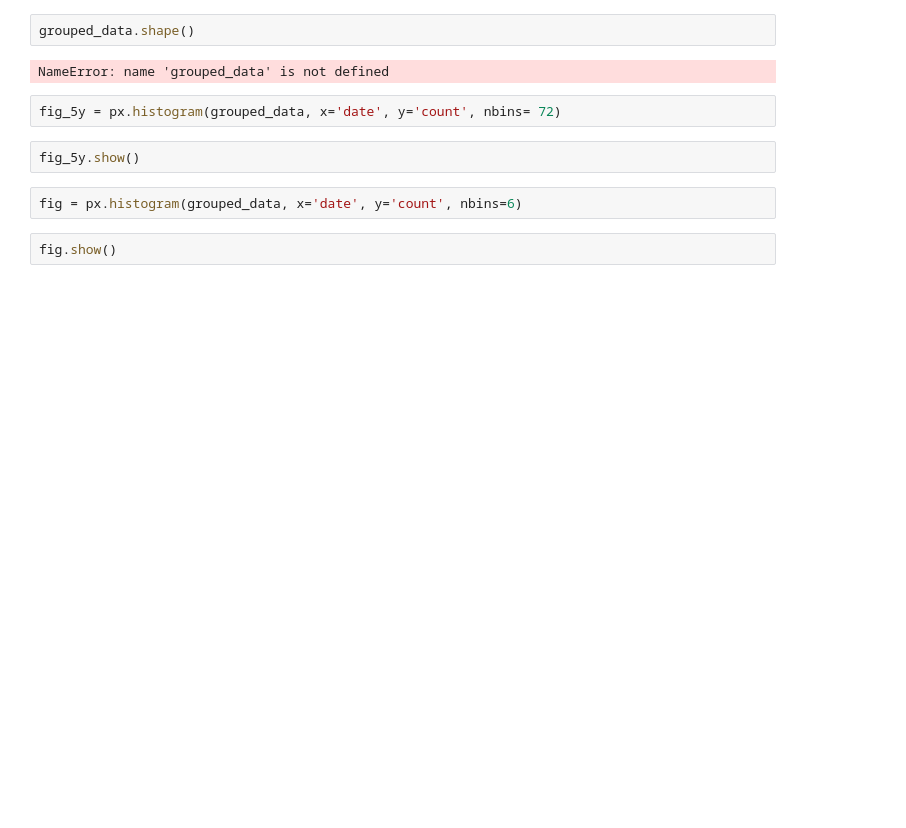
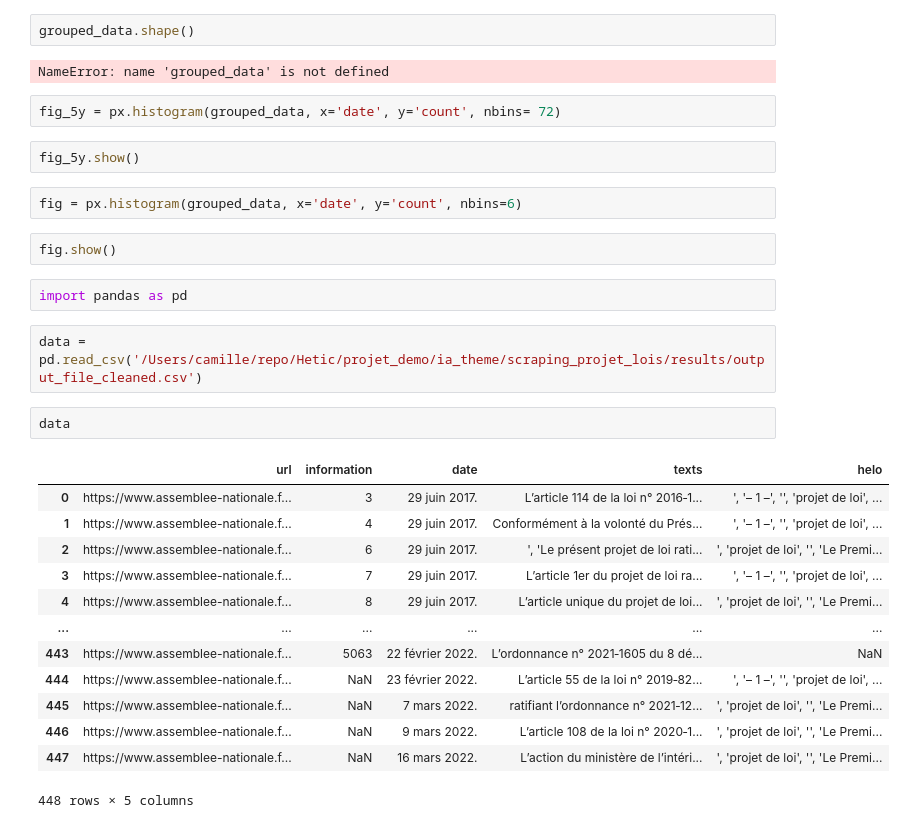
Before and after one commit to camlebrun/TopicModelingInFrench, a Jupyter notebook: scraping_projet_lois/results/testing.ipynb, the cells around one changed output. Cells and saved outputs as stored; diff of their text form; blank space fills up the shorter version.

```diff
--- a/scraping_projet_lois/results/testing.ipynb
+++ b/scraping_projet_lois/results/testing.ipynb
@@ -80,3 +80,23 @@ fig_5y.show()
 fig = px.histogram(grouped_data, x='date', y='count', nbins=6)
 # %%
 fig.show()
+# %%
+import pandas as pd
+# %%
+data = pd.read_csv('/Users/camille/repo/Hetic/projet_demo/ia_theme/scraping_projet_lois/results/output_file_cleaned.csv')
+# %%
+data
+# %% [output]
+|  | url | information | date | texts | helo |
+| 0 | https://www.assemblee-nationale.f... | 3 | 29 juin 2017. | L’article 114 de la loi n° 2016‑1... | ', '– 1 –', '', 'projet de loi', ... |
+| 1 | https://www.assemblee-nationale.f... | 4 | 29 juin 2017. | Conformément à la volonté du Prés... | ', '– 1 –', '', 'projet de loi', ... |
+| 2 | https://www.assemblee-nationale.f... | 6 | 29 juin 2017. | ', 'Le présent projet de loi rati... | ', 'projet de loi', '', 'Le Premi... |
+| 3 | https://www.assemblee-nationale.f... | 7 | 29 juin 2017. | L’article 1er du projet de loi ra... | ', '– 1 –', '', 'projet de loi', ... |
+| 4 | https://www.assemblee-nationale.f... | 8 | 29 juin 2017. | L’article unique du projet de loi... | ', 'projet de loi', '', 'Le Premi... |
+| ... | ... | ... | ... | ... | ... |
+| 443 | https://www.assemblee-nationale.f... | 5063 | 22 février 2022. | L’ordonnance n° 2021‑1605 du 8 dé... | NaN |
+| 444 | https://www.assemblee-nationale.f... | NaN | 23 février 2022. | L’article 55 de la loi n° 2019‑82... | ', '– 1 –', '', 'projet de loi', ... |
+| 445 | https://www.assemblee-nationale.f... | NaN | 7 mars 2022. | ratifiant l’ordonnance n° 2021‑12... | ', 'projet de loi', '', 'Le Premi... |
+| 446 | https://www.assemblee-nationale.f... | NaN | 9 mars 2022. | L’article 108 de la loi n° 2020‑1... | ', 'projet de loi', '', 'Le Premi... |
+| 447 | https://www.assemblee-nationale.f... | NaN | 16 mars 2022. | L’action du ministère de l’intéri... | ', 'projet de loi', '', 'Le Premi... |
+448 rows × 5 columns
```
Also changed, not shown: parts of 14 cells of this notebook, 6 other files.
